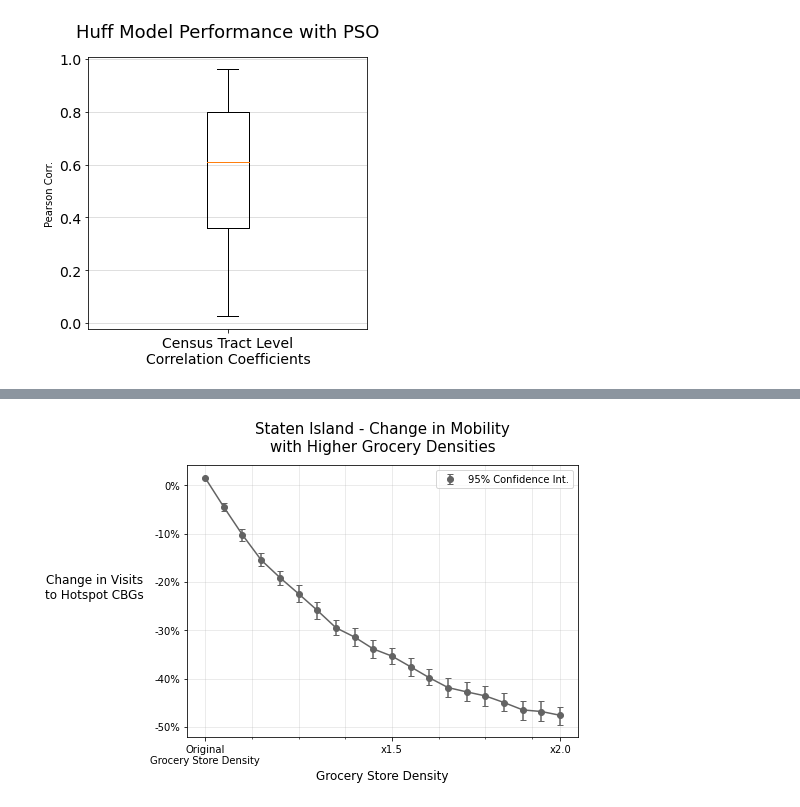
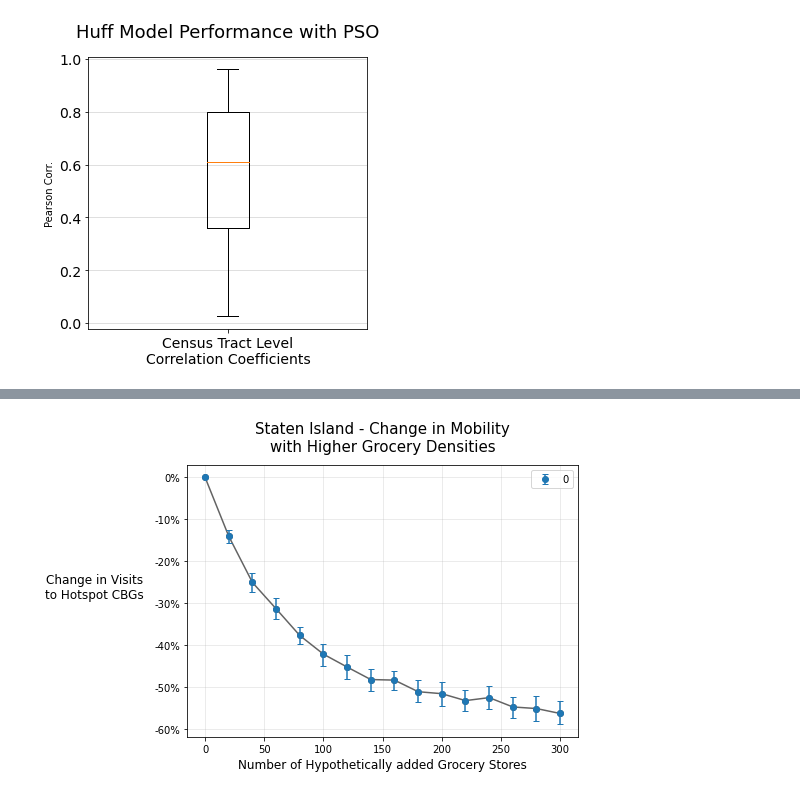
Before and after one commit to hasanalpboz/safegraph-covid19-mobility, a Jupyter notebook: scripts/notebooks/huff-model-pso.ipynb, the cells around one changed output, grey strips where cells are left out. Drawn from its saved outputs; the diff is of its cells as text; code cells hidden in the pictures.

Commit message:
huff model with hotspots and bridge plots

```diff
--- a/scripts/notebooks/huff-model-pso.ipynb
+++ b/scripts/notebooks/huff-model-pso.ipynb
@@ -587,7 +603,7 @@ model_param_file = join(HUFF_MODEL_SAVE_DIR,  model_params)
 area_expansion_lst = np.linspace(0, 1, 20)
 
 # spreader cbgs ordered by occurrence rank
-spreader_cbgs = set(get_spreader_cbgs(pct=0.75))
+spreader_cbgs = set(get_spreader_cbgs(pct=0.75, fname='nyc_case_rank.csv'))
 # find the pois in those cbgs
 pois_in_spreader_cbgs = poi_cbg_ids[poi_cbg_ids.GEOID.isin(spreader_cbgs)].index
 # cbgs located in other boroughs
@@ -595,6 +611,7 @@ non_source_borough_poi = poi_cbg_ids[poi_cbg_ids.borough != source_borough].inde
 
 change_df = {}
 for target_borough in target_boroughs:
+    print(target_borough)
     change_in_spreader_visits = []
     for area_expansion in area_expansion_lst:
         chg, diff = simulate_matching_poi_per_capita(source_borough, target_borough, model_param_file, ct_pops, poi_cat, poi_per_capita_by_borough,
@@ -602,4 +619,5 @@ for target_borough in target_boroughs:
                                                start_date, end_date, pois_in_spreader_cbgs, non_source_borough_poi, r=1000, rand_seed=rand_loc_seed)
         change_in_spreader_visits.append(chg)
     change_df[target_borough] = {'values': change_in_spreader_visits, 'diff': diff}
+    print()
 # %% [output]
@@ -658,32 +686,39 @@ for poi_density in tqdm(poi_densities):
 # %%
-mean_vals = []
-low = []
-high = []
-for values in sample_vals:
-    mean_vals.append(np.mean(values))
-    l, h = bootstrap_ci(values, stat=np.mean, ci_level=95, repetition=10**3)
-    low.append(l)
-    high.append(h)
+def temporal_bt(sample_vals):
+    mean_vals = []
+    low = []
+    high = []
+    for values in sample_vals:
+        mean_vals.append(np.mean(values))
+        l, h = bootstrap_ci(values, stat=np.mean, ci_level=95, repetition=10**3)
+        low.append(l)
+        high.append(h)
+
+    return np.array(mean_vals), np.array(low), np.array(high)
 # %%
 from matplotlib.ticker import AutoMinorLocator
 
 fig, ax = plt.subplots(figsize=(7, 5))
 
-ax.plot(poi_densities, mean_vals, c='#636363')
-ax.errorbar(poi_densities, mean_vals, [mean_vals - np.array(low), np.array(high) - mean_vals],
-            fmt='o', label='95% Confidence Int.', capsize=3, color='#636363', markerfacecolor='#636363', markeredgecolor='#636363')
+for exp, area_exp_values in zip(area_expansion_lst, area_exp_result):
+    mean_vals, low, high = temporal_bt(area_exp_values)
+    ax.plot(hypo_poi_counts, mean_vals, marker='o', c='#636363')
+    ax.errorbar(hypo_poi_counts, mean_vals, [mean_vals - low, high - mean_vals],
+                fmt='o', label=exp, capsize=3)#, color='#636363', markerfacecolor='#636363', markeredgecolor='#636363')
+    break
+
 ax.set_ylabel('Change in Visits\nto Hotspot CBGs', fontsize=12, rotation=0, labelpad=60)
 ax.yaxis.set_major_formatter(ticker.FuncFormatter(lambda y, _: f'{y*100:.0f}%'))
 
-ticks = np.array(poi_densities)[[0, 10, -1]]
-ax.set_xticks(ticks)
-ax.set_xticklabels([f'x{t/ticks[0]:.1f}' if ind != 0 else f'Original\nGrocery Store Density' for ind, t in enumerate(ticks)])
-ax.set_xlabel('Grocery Store Density', fontsize=12)
-ax.xaxis.set_minor_locator(AutoMinorLocator())
+#ticks = np.array(poi_densities)[[0, 10, -1]]
+#ax.set_xticks(ticks)
+#ax.set_xticklabels([f'x{t/ticks[0]:.1f}' if ind != 0 else f'Original\nGrocery Store Density' for ind, t in enumerate(ticks)])
+ax.set_xlabel('Number of Hypothetically added Grocery Stores', fontsize=12)
+#ax.xaxis.set_minor_locator(AutoMinorLocator())
 ax.set_title('Staten Island - Change in Mobility\nwith Higher Grocery Densities', fontsize=15, y=1.03)
 ax.grid(alpha=0.3, which='both')
 ax.legend()
 
 fig.savefig(join(FIG_SAVE_DIR, 'poi-density.pdf'), bbox_inches='tight')
 # %% [output]
-[figure, old version]
+[figure, new version]
```
Also changed, not shown: parts of 7 cells of this notebook, 9 other files.
